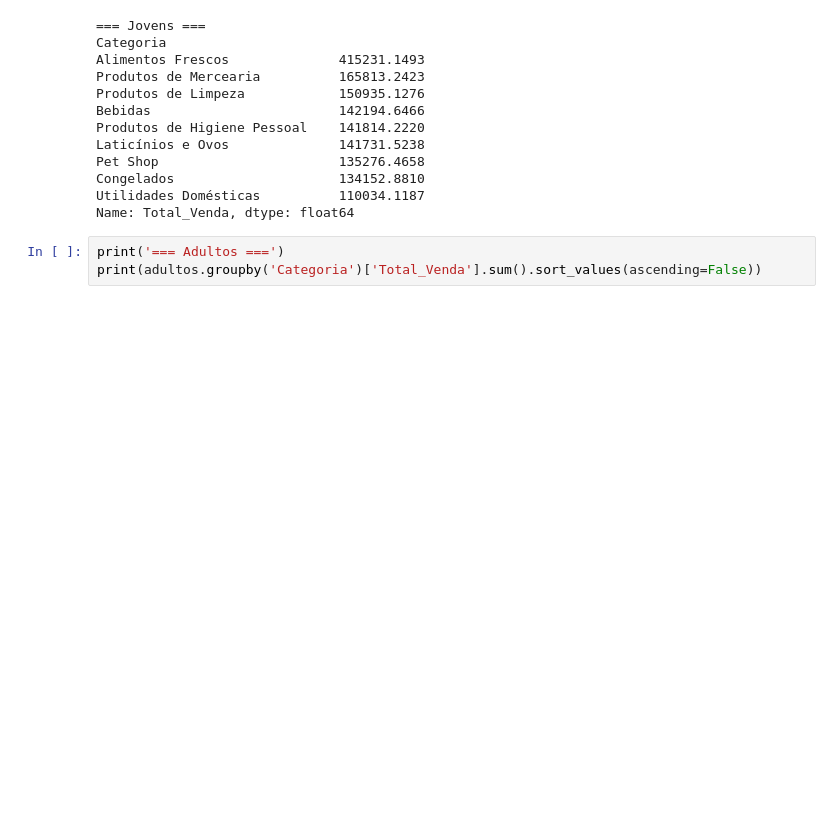
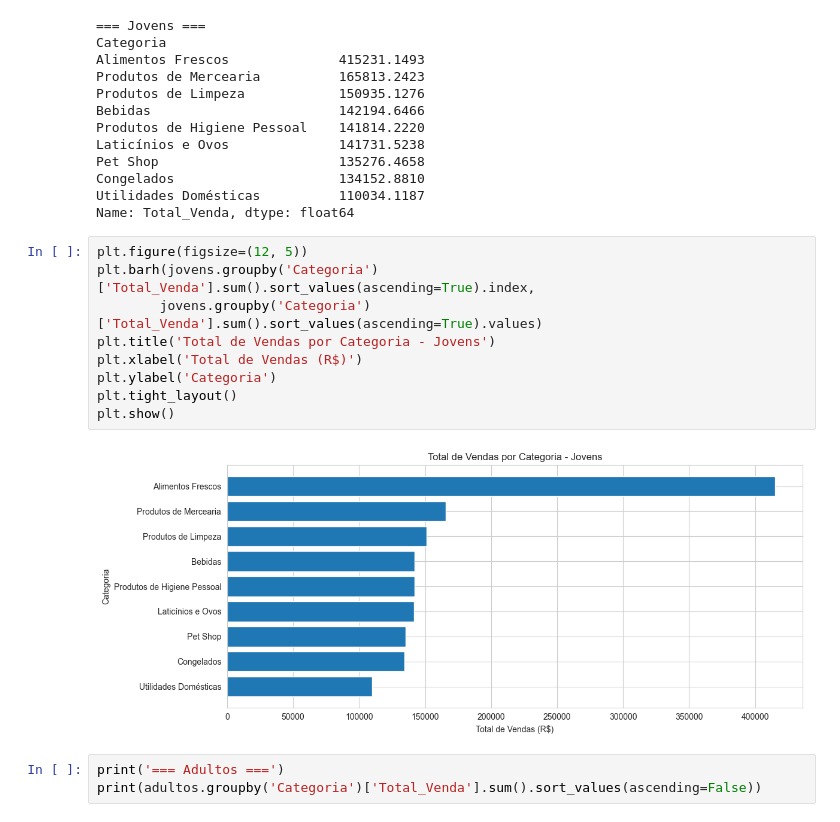
Before and after one commit to matheus-sou/Analise_exploratoria_dados, a Jupyter notebook: Projeto/Projeto_Matheus_Souza.ipynb, the cells around one changed output. Saved outputs shown, nothing was run; the diff lists cells and outputs as text; blank space fills up the shorter version.

```diff
--- a/Projeto/Projeto_Matheus_Souza.ipynb
+++ b/Projeto/Projeto_Matheus_Souza.ipynb
@@ -288,6 +288,17 @@ Pet Shop                       135276.4658
 Congelados                     134152.8810
 Utilidades Domésticas          110034.1187
 Name: Total_Venda, dtype: float64
+# %%
+plt.figure(figsize=(12, 5))
+plt.barh(jovens.groupby('Categoria')['Total_Venda'].sum().sort_values(ascending=True).index,
+        jovens.groupby('Categoria')['Total_Venda'].sum().sort_values(ascending=True).values)
+plt.title('Total de Vendas por Categoria - Jovens')
+plt.xlabel('Total de Vendas (R$)')
+plt.ylabel('Categoria')
+plt.tight_layout()
+plt.show()
+# %% [output]
+[figure, added]
 # %%
 print('=== Adultos ===')
 print(adultos.groupby('Categoria')['Total_Venda'].sum().sort_values(ascending=False))
```
Also changed, not shown: parts of 20 cells of this notebook.
